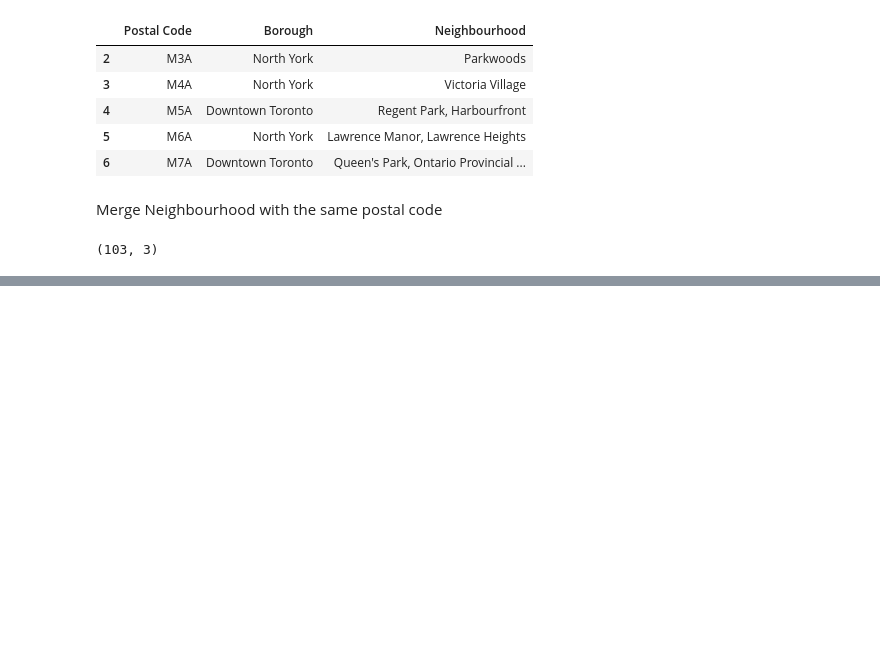
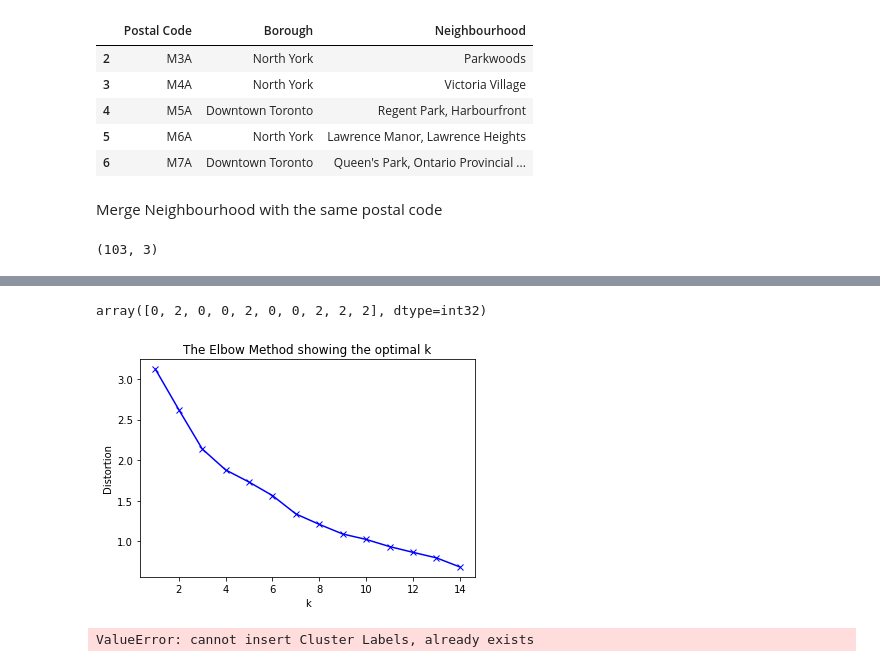
Before and after one commit to OrangeEngineer/TestSageMaker, a Jupyter notebook: Week3_Assignment.ipynb, the cells around one changed output, grey strips where cells are left out. Cells and saved outputs as stored; diff of their text form; code cells hidden in the pictures; blank space fills up the shorter version.

```diff
--- a/Week3_Assignment.ipynb
+++ b/Week3_Assignment.ipynb
@@ -43,0 +154,3 @@ Toronto_neighborhood.shape
+# %%
+toronto_data = Toronto_neighborhood_data[Toronto_neighborhood_data['Borough'].str.contains("Toronto")].reset_index(drop=True)
+toronto_data.head()
@@ -43,0 +305,12 @@ Toronto_neighborhood.shape
+# %%
+# one hot encoding
+toronto_onehot = pd.get_dummies(toronto_venues[['Venue Category']], prefix="", prefix_sep="")
+
+# add neighborhood column back to dataframe
+toronto_onehot['Neighbourhood'] = toronto_venues['Neighbourhood']
+
+# move neighborhood column to the first column
+fixed_columns = [toronto_onehot.columns[-1]] + list(toronto_onehot.columns[:-1])
+toronto_onehot = toronto_onehot[fixed_columns]
+
+toronto_onehot.head()
@@ -43,0 +328,3 @@ Toronto_neighborhood.shape
+# %%
+toronto_grouped = toronto_onehot.groupby('Neighbourhood').mean().reset_index()
+toronto_grouped
@@ -43,0 +416,42 @@ Toronto_neighborhood.shape
+# %%
+# set number of clusters
+kclusters = 7
+
+toronto_grouped_clustering = toronto_grouped.drop('Neighbourhood', 1)
+
+# run k-means clustering
+kmeans = KMeans(n_clusters=kclusters, random_state=0).fit(toronto_grouped_clustering)
+
+# check cluster labels generated for each row in the dataframe
+kmeans.labels_[0:10]
+# %% [output]
+array([0, 2, 0, 0, 2, 0, 0, 2, 2, 2], dtype=int32)
+# %%
+import matplotlib.pyplot as plt
+
+distortions = []
+K = range(1,15)
+for k in K:
+    kmeanModel = KMeans(n_clusters=k)
+    kmeanModel.fit(toronto_grouped_clustering)
+    distortions.append(kmeanModel.inertia_)
+
+plt.plot(K, distortions, 'bx-')
+plt.xlabel('k')
+plt.ylabel('Distortion')
+plt.title('The Elbow Method showing the optimal k')
+plt.show()
+# %% [output]
+[figure, added]
+# %%
+# add clustering labels
+neighborhoods_venues_sorted.insert(0, 'Cluster Labels', kmeans.labels_)
+
+toronto_merged = toronto_data
+
+# merge manhattan_grouped with manhattan_data to add latitude/longitude for each neighborhood
+toronto_merged = toronto_merged.join(neighborhoods_venues_sorted.set_index('Neighbourhood'), on='Neighbourhood')
+
+toronto_merged.head() # check the last columns!
+# %% [output]
+ValueError: cannot insert Cluster Labels, already exists
```
Also changed, not shown: parts of 29 cells of this notebook, 3 other files.
